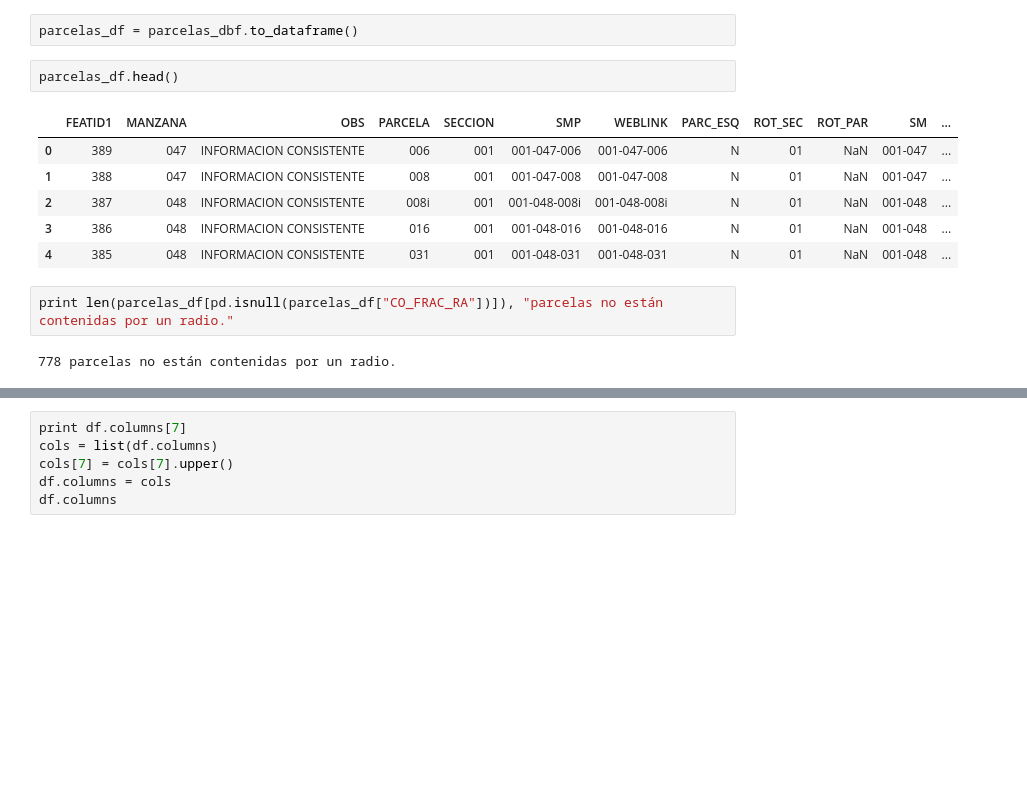
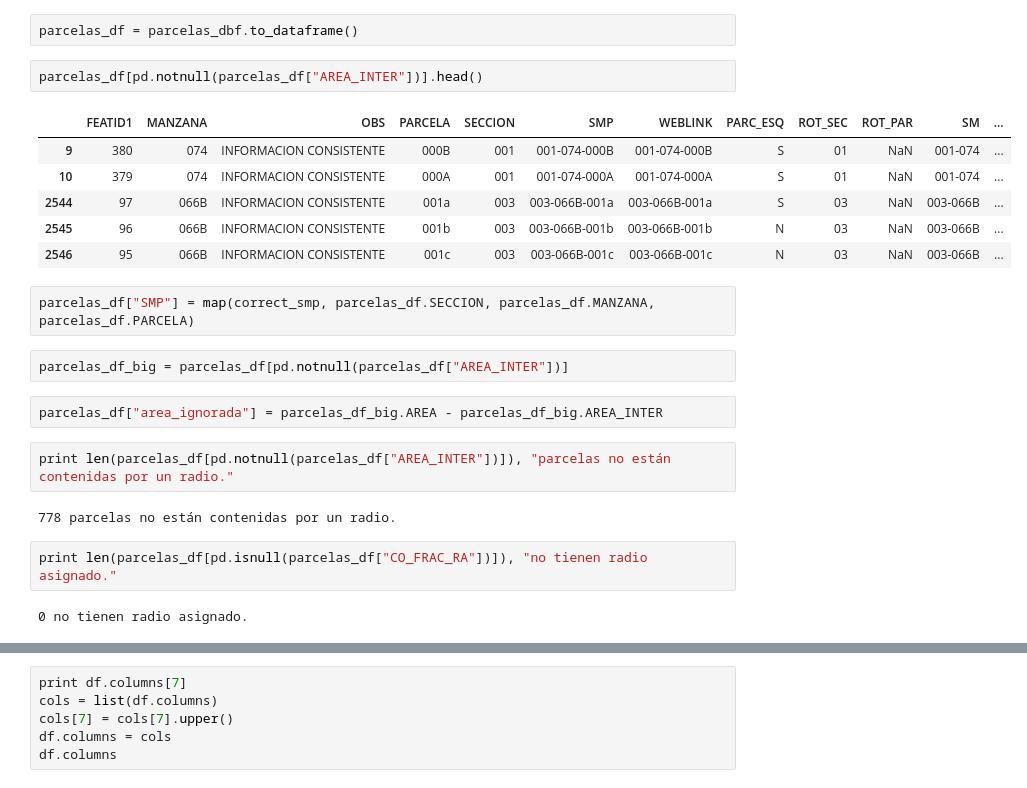
Before and after one commit to gcba/tod, a Jupyter notebook: 3d-Uso del suelo.ipynb, the cells around one changed output, grey strips where cells are left out. Cells and saved outputs as stored; diff of their text form; blank space fills up the shorter version.

Commit message:
Mejoro el cálculo del indicador de uso del suelo. Todavía hay poco menos de 100 radios sobre 3553 que no tienen cálculo de uso del suelo.

```diff
--- a/3d-Uso del suelo.ipynb
+++ b/3d-Uso del suelo.ipynb
@@ -73,15 +104,25 @@ parcelas_dbf = Dbf5("shp/divisiones/parcelas_joined/parcelas.dbf")
 # %%
 parcelas_df = parcelas_dbf.to_dataframe()
 # %%
-parcelas_df.head()
+parcelas_df[pd.notnull(parcelas_df["AREA_INTER"])].head()
 # %% [output]
 |  | FEATID1 | MANZANA | OBS | PARCELA | SECCION | SMP | WEBLINK | PARC_ESQ | ROT_SEC | ROT_PAR | SM | ... |
-| 0 | 389 | 047 | INFORMACION CONSISTENTE | 006 | 001 | 001-047-006 | 001-047-006 | N | 01 | NaN | 001-047 | ... |
-| 1 | 388 | 047 | INFORMACION CONSISTENTE | 008 | 001 | 001-047-008 | 001-047-008 | N | 01 | NaN | 001-047 | ... |
-| 2 | 387 | 048 | INFORMACION CONSISTENTE | 008i | 001 | 001-048-008i | 001-048-008i | N | 01 | NaN | 001-048 | ... |
-| 3 | 386 | 048 | INFORMACION CONSISTENTE | 016 | 001 | 001-048-016 | 001-048-016 | N | 01 | NaN | 001-048 | ... |
-| 4 | 385 | 048 | INFORMACION CONSISTENTE | 031 | 001 | 001-048-031 | 001-048-031 | N | 01 | NaN | 001-048 | ... |
+| 9 | 380 | 074 | INFORMACION CONSISTENTE | 000B | 001 | 001-074-000B | 001-074-000B | S | 01 | NaN | 001-074 | ... |
+| 10 | 379 | 074 | INFORMACION CONSISTENTE | 000A | 001 | 001-074-000A | 001-074-000A | S | 01 | NaN | 001-074 | ... |
+| 2544 | 97 | 066B | INFORMACION CONSISTENTE | 001a | 003 | 003-066B-001a | 003-066B-001a | S | 03 | NaN | 003-066B | ... |
+| 2545 | 96 | 066B | INFORMACION CONSISTENTE | 001b | 003 | 003-066B-001b | 003-066B-001b | N | 03 | NaN | 003-066B | ... |
+| 2546 | 95 | 066B | INFORMACION CONSISTENTE | 001c | 003 | 003-066B-001c | 003-066B-001c | N | 03 | NaN | 003-066B | ... |
+# %%
+parcelas_df["SMP"] = map(correct_smp, parcelas_df.SECCION, parcelas_df.MANZANA, parcelas_df.PARCELA)
+# %%
+parcelas_df_big = parcelas_df[pd.notnull(parcelas_df["AREA_INTER"])]
+# %%
+parcelas_df["area_ignorada"] = parcelas_df_big.AREA - parcelas_df_big.AREA_INTER
 # %%
-print len(parcelas_df[pd.isnull(parcelas_df["CO_FRAC_RA"])]), "parcelas no están contenidas por un radio."
+print len(parcelas_df[pd.notnull(parcelas_df["AREA_INTER"])]), "parcelas no están contenidas por un radio."
 # %% [output]
 778 parcelas no están contenidas por un radio.
+# %%
+print len(parcelas_df[pd.isnull(parcelas_df["CO_FRAC_RA"])]), "no tienen radio asignado."
+# %% [output]
+0 no tienen radio asignado.
```
Also changed, not shown: parts of 31 cells of this notebook, 18 other files.
